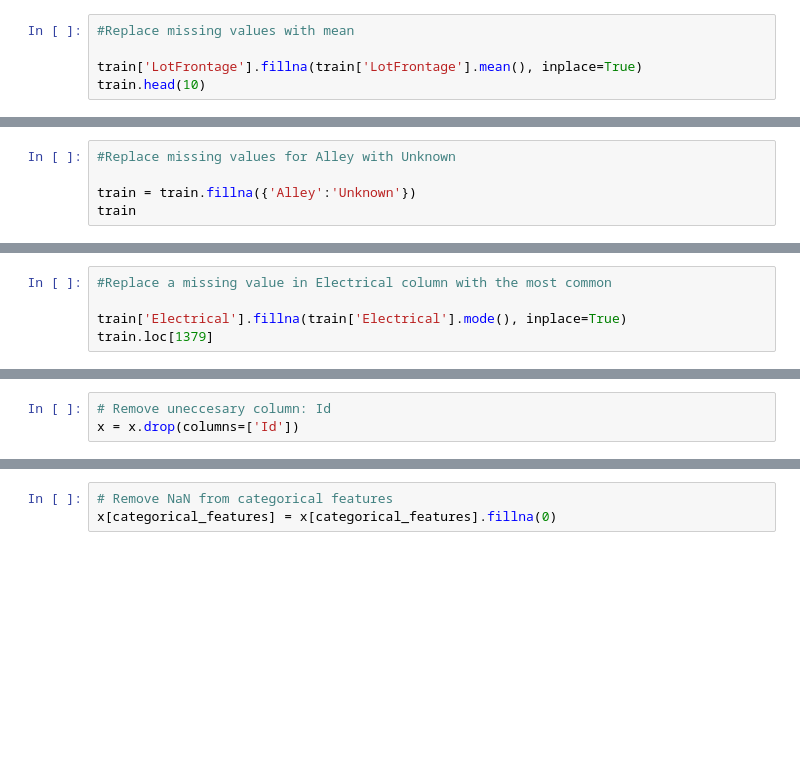
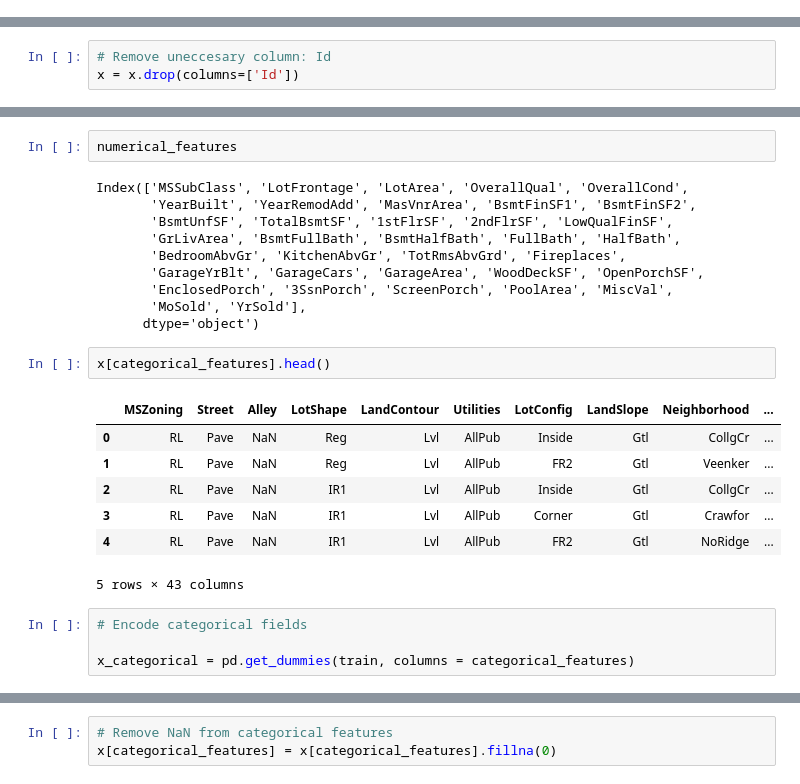
Before and after one commit to arsedianivan/houseprice, a Jupyter notebook: HouseRegression.ipynb, the cells around one changed output, grey strips where cells are left out. Saved outputs shown, nothing was run; the diff lists cells and outputs as text; blank space fills up the shorter version.

```diff
--- a/HouseRegression.ipynb
+++ b/HouseRegression.ipynb
@@ -167,5 +158,0 @@ train[mask]
-# %%
-#Replace missing values with mean
-
-train['LotFrontage'].fillna(train['LotFrontage'].mean(), inplace=True)
-train.head(10)
@@ -211,5 +158,0 @@ array([nan, 'Grvl', 'Pave'], dtype=object)
-# %%
-#Replace missing values for Alley with Unknown
-
-train = train.fillna({'Alley':'Unknown'})
-train
@@ -245,5 +158,0 @@ train[mask]
-# %%
-#Replace a missing value in Electrical column with the most common
-
-train['Electrical'].fillna(train['Electrical'].mode(), inplace=True)
-train.loc[1379]
@@ -292,0 +188,26 @@ categorical_features = x.select_dtypes(include=['object']).columns
+# %%
+numerical_features
+# %% [output]
+Index(['MSSubClass', 'LotFrontage', 'LotArea', 'OverallQual', 'OverallCond',
+       'YearBuilt', 'YearRemodAdd', 'MasVnrArea', 'BsmtFinSF1', 'BsmtFinSF2',
+       'BsmtUnfSF', 'TotalBsmtSF', '1stFlrSF', '2ndFlrSF', 'LowQualFinSF',
+       'GrLivArea', 'BsmtFullBath', 'BsmtHalfBath', 'FullBath', 'HalfBath',
+       'BedroomAbvGr', 'KitchenAbvGr', 'TotRmsAbvGrd', 'Fireplaces',
+       'GarageYrBlt', 'GarageCars', 'GarageArea', 'WoodDeckSF', 'OpenPorchSF',
+       'EnclosedPorch', '3SsnPorch', 'ScreenPorch', 'PoolArea', 'MiscVal',
+       'MoSold', 'YrSold'],
+      dtype='object')
+# %%
+x[categorical_features].head()
+# %% [output]
+|  | MSZoning | Street | Alley | LotShape | LandContour | Utilities | LotConfig | LandSlope | Neighborhood | ... |
+| 0 | RL | Pave | NaN | Reg | Lvl | AllPub | Inside | Gtl | CollgCr | ... |
+| 1 | RL | Pave | NaN | Reg | Lvl | AllPub | FR2 | Gtl | Veenker | ... |
+| 2 | RL | Pave | NaN | IR1 | Lvl | AllPub | Inside | Gtl | CollgCr | ... |
+| 3 | RL | Pave | NaN | IR1 | Lvl | AllPub | Corner | Gtl | Crawfor | ... |
+| 4 | RL | Pave | NaN | IR1 | Lvl | AllPub | FR2 | Gtl | NoRidge | ... |
+5 rows × 43 columns
+# %%
+# Encode categorical fields
+
+x_categorical = pd.get_dummies(train, columns = categorical_features)
```
Also changed, not shown: parts of 17 cells of this notebook, 1 other file.
